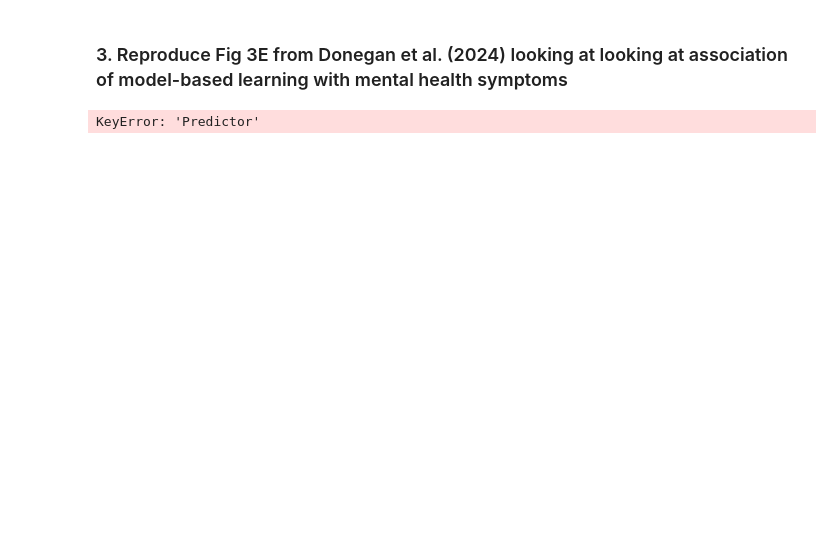
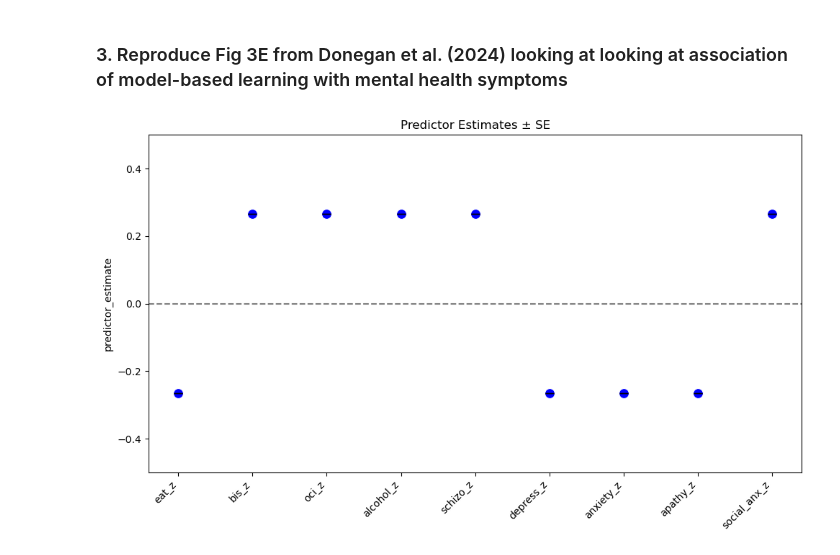
Before and after one commit to mariacpitteri/Overall_TST_Analysis, a Jupyter notebook: overall_analysis.ipynb, the cells around one changed output. Saved outputs shown, nothing was run; the diff lists cells and outputs as text; code cells hidden in the pictures; blank space fills up the shorter version.

```diff
--- a/overall_analysis.ipynb
+++ b/overall_analysis.ipynb
@@ -105,6 +113,6 @@ point_plot(modelling_dfs['model_results_donegan_demographic_lm_pilot_09_07_25'])
 # %% [markdown]
 ### 3. Reproduce Fig 3E from Donegan et al. (2024) looking at looking at association of model-based learning with mental health symptoms
 # %%
-point_plot(modelling_dfs['model_results_gillan_symptom_glmer_pilot_09_07_25'])
+point_plot(modelling_dfs['model_results_donegan_symptom_lm_pilot_09_07_25'])
 # %% [output]
-KeyError: 'Predictor'
+[figure, added]
```
Also changed, not shown: parts of 16 cells of this notebook, 7 other files.
